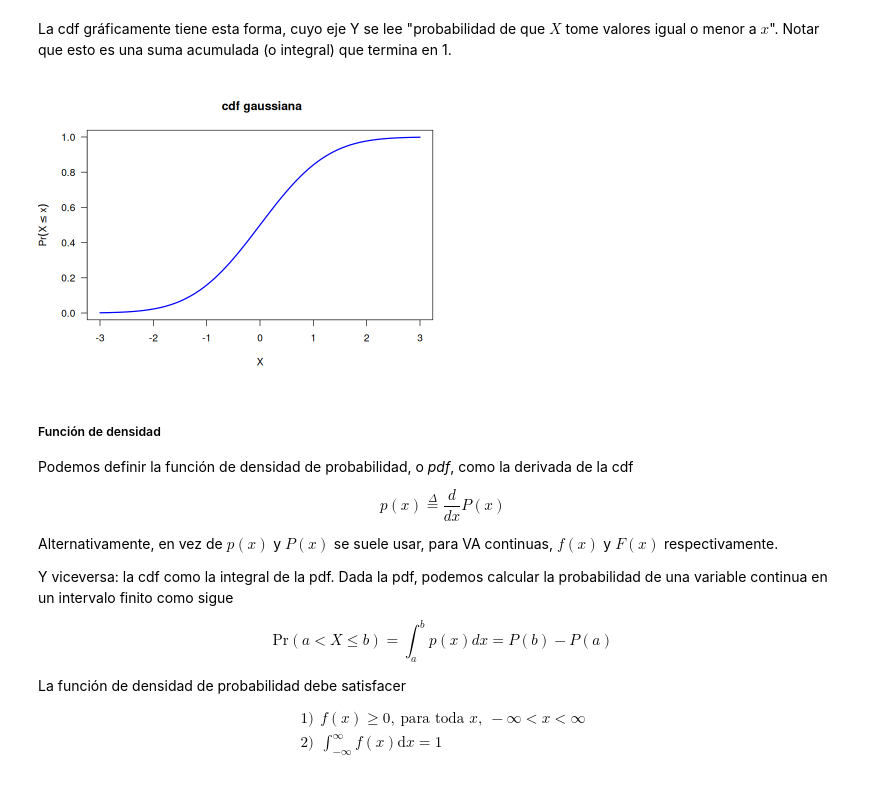
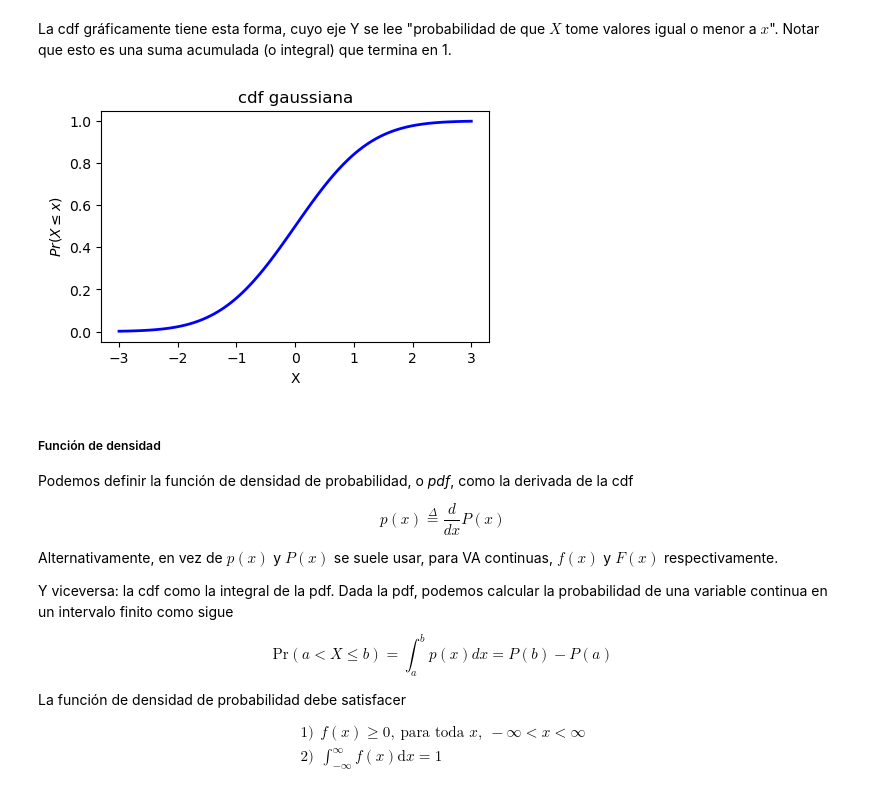
Before and after one commit to jealcalat/AEM-ITESO, a Jupyter notebook: tema_2/2.1_funciones_distribucion_densidad.ipynb, the cells around one changed output. Cells and saved outputs as stored; diff of their text form; code cells hidden in the pictures.

```diff
--- a/tema_2/2.1_funciones_distribucion_densidad.ipynb
+++ b/tema_2/2.1_funciones_distribucion_densidad.ipynb
@@ -381,17 +387,22 @@ $$
 # %% [markdown]
 La cdf gráficamente tiene esta forma, cuyo eje Y se lee "probabilidad de que $X$ tome valores igual o menor a $x$".
 Notar que esto es una suma acumulada (o integral) que termina en 1.
-# %%
-par(las=1)
-options(repr.plot.width=7, repr.plot.height=5)
-curve(
-  pnorm(x, mean = 0, sd = 1),
-  from = -3, to = 3, main = " cdf gaussiana",
-  xlab = 'X', ylab = expression(Pr(X <= x)),
-  col = 'blue', lwd = 2
-)
-# %% [output]
-[figure, removed]
+# %%
+# Setting up plot dimensions
+fig, axes = plt.subplots(1, 1, figsize=(5, 3))
+
+# PDF Gaussiana (Normal)
+x = np.linspace(-3, 3, 101)
+y = norm.pdf(x, 0, 1)
+
+# CDF Gaussiana
+y_cdf = norm.cdf(x, 0, 1)
+axes.plot(x, y_cdf, color='blue', linewidth=2)
+axes.set_title('cdf gaussiana')
+axes.set_xlabel('X')
+axes.set_ylabel(r"$Pr(X \leq x)$");
+# %% [output]
+[figure, added]
 # %% [markdown]
 ##### Función de densidad
 
```
Also changed, not shown: parts of 13 cells of this notebook.
